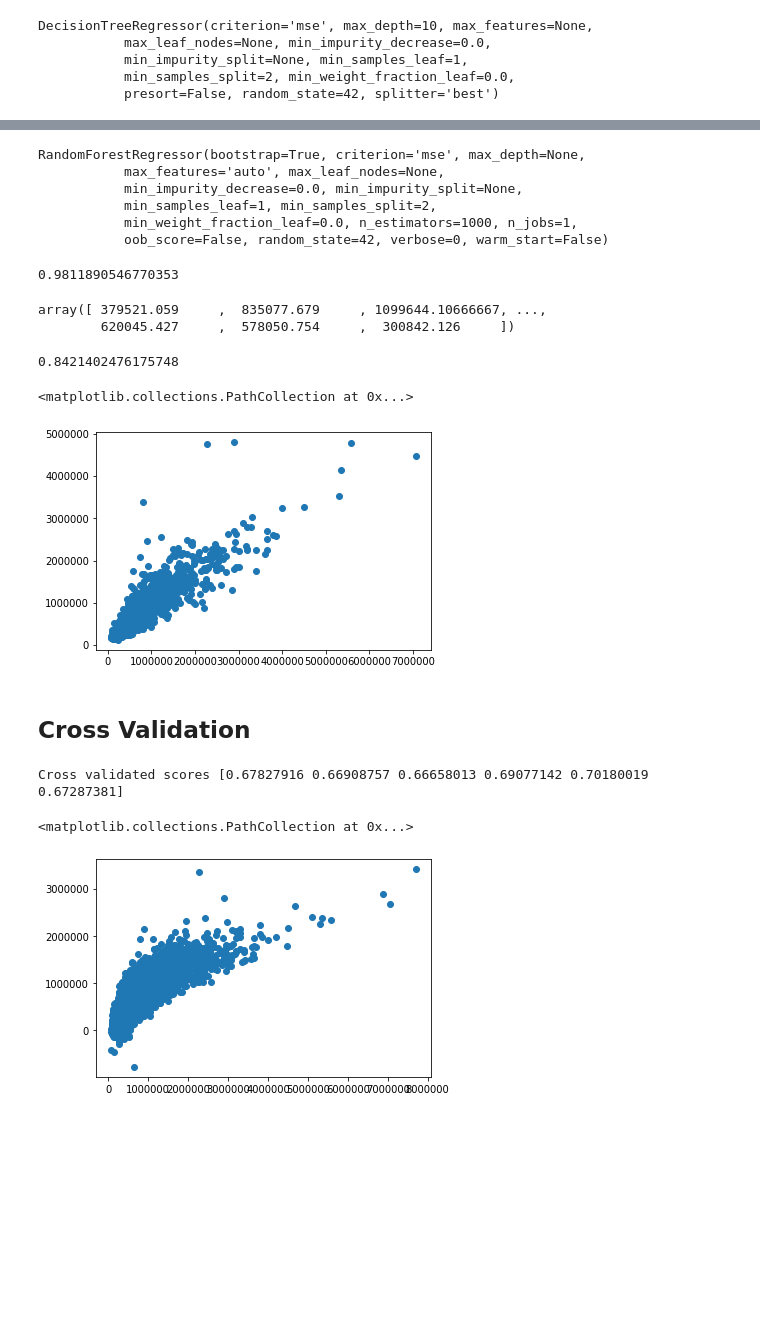
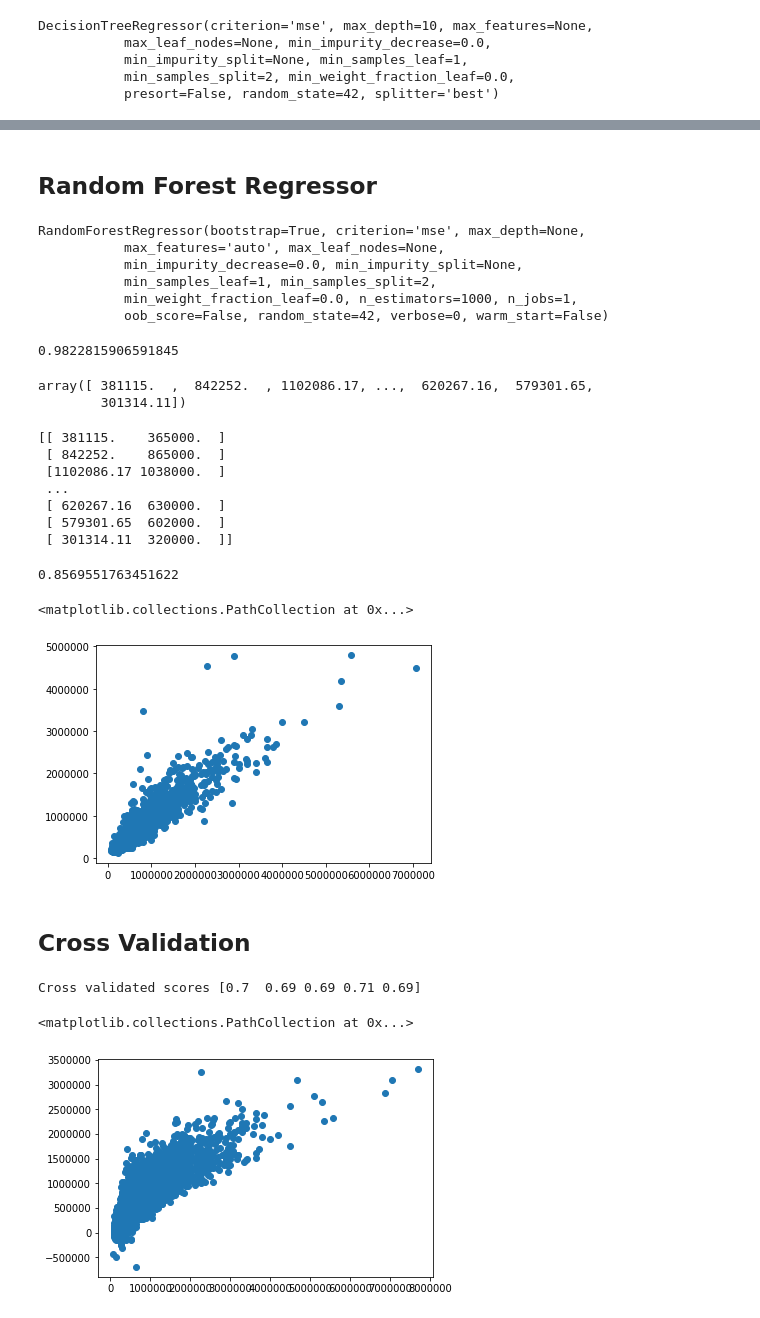
Before and after one commit to Nikitha-nsu/LinearModel_Houseprice, a Jupyter notebook: King_County.ipynb, the cells around one changed output, grey strips where cells are left out. Cells and saved outputs as stored; diff of their text form; code cells hidden in the pictures; blank space fills up the shorter version.

```diff
--- a/King_County.ipynb
+++ b/King_County.ipynb
@@ -48,5 +80,3 @@ sns.distplot(df['sqft_living'],bins=30)
-# %%
-df.drop('waterfront',axis=1,inplace=True)
 # %%
 sns.distplot(df['view'])
 # %% [output]
@@ -83,6 +89,6 @@ plt.scatter(x=df['sqft_living'],y=df['price'])
+# %%
+X= df.iloc[:,2:].values
+y = df.iloc[:,[1]].values
 # %%
 from sklearn.model_selection import train_test_split
-X= df.drop(['id','price'],axis=1)
-y = df.iloc[:,[1]]
-
 X_train, X_test, y_train, y_test = train_test_split(X, y, test_size=0.33, random_state=42)
@@ -224,3 +210,5 @@ plt.scatter(y_test,dtree_pred)
+# %% [markdown]
+## Random Forest Regressor
 # %%
 from sklearn.ensemble import RandomForestRegressor
 model2 = RandomForestRegressor(n_estimators=1000,random_state=42)
@@ -238,25 +226,38 @@ RandomForestRegressor(bootstrap=True, criterion='mse', max_depth=None,
 model2_score = model2.score(X_train,y_train)
 model2_score
 # %% [output]
-0.9811890546770353
+0.9822815906591845
 # %%
 #model2 prediction
 rregress_pred = model2.predict(X_test)
 rregress_pred
 # %% [output]
-array([ 379521.059     ,  835077.679     , 1099644.10666667, ...,
-        620045.427     ,  578050.754     ,  300842.126     ])
+array([ 381115.  ,  842252.  , 1102086.17, ...,  620267.16,  579301.65,
+        301314.11])
+# %%
+prediction = lm.predict(X_test) #Prediction test set results
+np.set_printoptions(precision=2) #Print values rounded upto two decimals
+print(np.concatenate((rregress_pred.reshape(len(rregress_pred),1),y_test.reshape(len(y_test),1)),1))
+# Comparing actual results and predicted results as two columns
+# %% [output]
+[[ 381115.    365000.  ]
+ [ 842252.    865000.  ]
+ [1102086.17 1038000.  ]
+ ...
+ [ 620267.16  630000.  ]
+ [ 579301.65  602000.  ]
+ [ 301314.11  320000.  ]]
 # %%
 #model r2 score
 model2_r2 = metrics.r2_score(y_test,rregress_pred)
 model2_r2
 # %% [output]
-0.8421402476175748
+0.8569551763451622
 # %%
 plt.scatter(y_test,rregress_pred)
 # %% [output]
 <matplotlib.collections.PathCollection at 0x...>
-[figure, old version]
+[figure, new version]
 # %% [markdown]
 ## Cross Validation
 # %%
@@ -267,15 +268,15 @@ from sklearn import metrics# Perform 6-fold cross validation
 # %%
 # Perform 6 fold cross validation
-scores = cross_val_score(lm, X, y, cv=6)
+scores = cross_val_score(lm, X, y, cv=5)
 print('Cross validated scores', scores)
 # %% [output]
-Cross validated scores [0.67827916 0.66908757 0.66658013 0.69077142 0.70180019 0.67287381]
+Cross validated scores [0.7  0.69 0.69 0.71 0.69]
 # %%
-new_prediction = cross_val_predict(lm, X, y, cv=6)
+new_prediction = cross_val_predict(lm, X, y, cv=5)
 plt.scatter(y,new_prediction)
 # %% [output]
 <matplotlib.collections.PathCollection at 0x...>
-[figure, old version]
+[figure, new version]
 # %%
 accuracy = metrics.r2_score(y,new_prediction)
 print("Cross predicted accuracy", accuracy)
```
Also changed, not shown: parts of 40 cells of this notebook.
